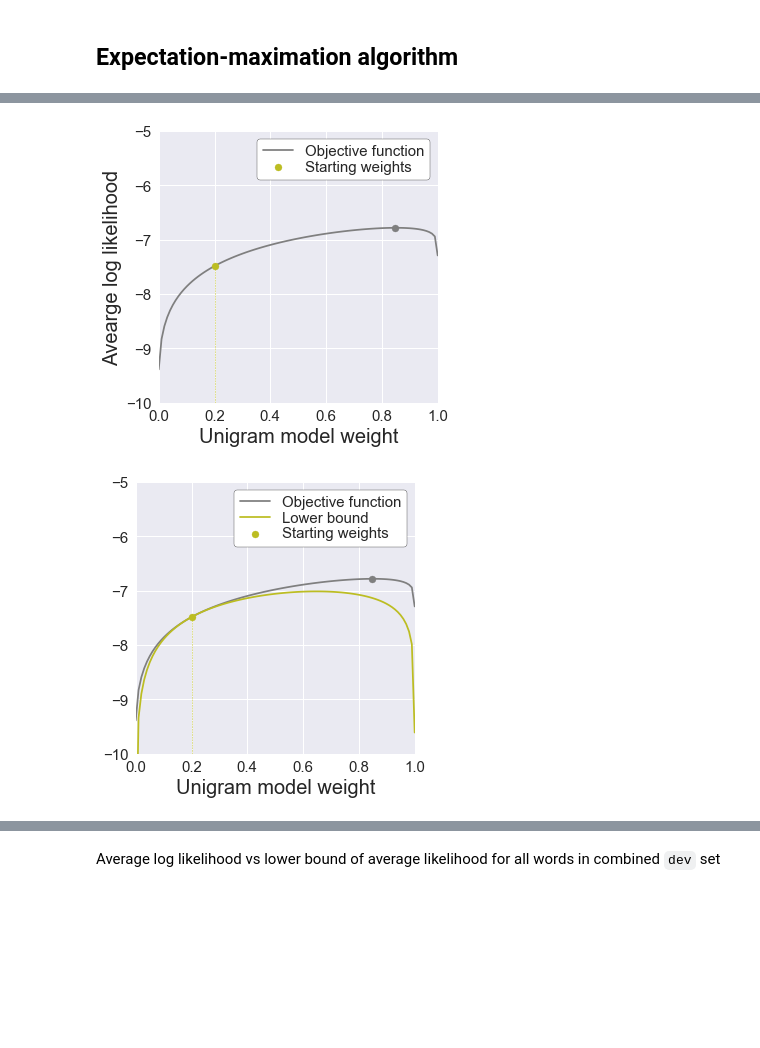
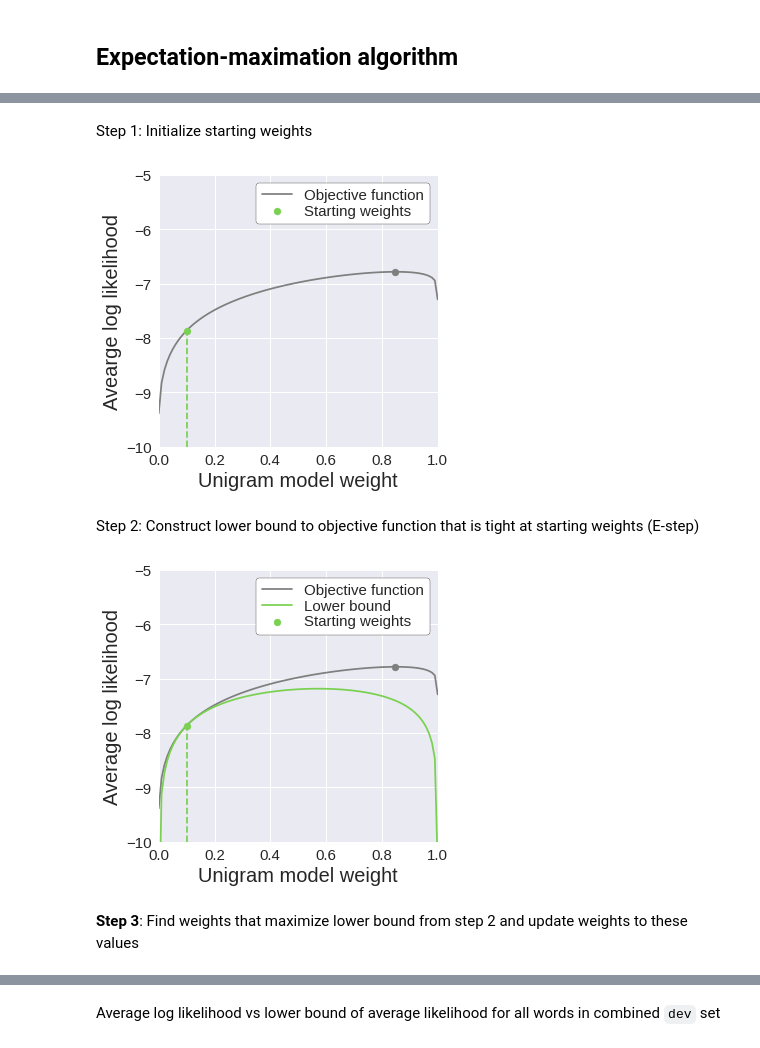
Before and after one commit to khanhnguyendata/ngram, a Jupyter notebook: analysis/part3.ipynb, the cells around one changed output, grey strips where cells are left out. Cells and saved outputs as stored; diff of their text form; code cells hidden in the pictures; blank space fills up the shorter version.

```diff
--- a/analysis/part3.ipynb
+++ b/analysis/part3.ipynb
@@ -192,7 +200,13 @@ Log likelihood vs lower bound of average likelihood for first word in combined `
 # %%
-def calculate_lower_bound_ln(word_probs, true_weights, posterior_weights):
+def calculate_lower_bound_ln(prob_matrix, unigram_weight, unigram_step_weight):
+    """Calculate lower bound value to each unigram weight
+    (parametized by posterior weights corresponding to unigram weight at current iteration).
+    This is used to plot the lower bound by inputting an array of unigram weights."""
+    true_weights = [1 - unigram_weight, unigram_weight]
+    posterior_weights = calculate_posterior_weights(prob_matrix, unigram_step_weight)
     with np.errstate(invalid='ignore'):
-        lower_bound_components = posterior_weights * np.log(word_probs * true_weights / posterior_weights)
+        lower_bound_components = posterior_weights * np.log(prob_matrix * true_weights / posterior_weights)
         lower_bound_components[np.isnan(lower_bound_components)] = 0
-        lower_bound_ll = np.sum(lower_bound_components)
-    return lower_bound_ll
+        lower_bound_ll = np.sum(lower_bound_components, axis=1)
+        lower_bound_avg_ll = lower_bound_ll.mean()
+    return lower_bound_avg_ll
@@ -236,30 +213,28 @@ def calculate_posterior_weights(prob_matrix, unigram_step_weight):
-# %%
-def calculate_lower_bound_ln(prob_matrix, unigram_weight, unigram_step_weight):
-    true_weights = [1 - unigram_weight, unigram_weight]
-    posterior_weights = calculate_posterior_weights(prob_matrix, unigram_step_weight)
-    with np.errstate(invalid='ignore'):
-        lower_bound_components = posterior_weights * np.log(prob_matrix * true_weights / posterior_weights)
-        lower_bound_components[np.isnan(lower_bound_components)] = 0
-        lower_bound_ll = np.sum(lower_bound_components, axis=1)
-        lower_bound_avg_ll = lower_bound_ll.mean()
-    return lower_bound_avg_ll
+# %% [markdown]
+Step 1: Initialize starting weights
 # %%
 dev_avg_lls = []
 dev_lower_bound_avg_lls = []
 
-unigram_weight0 = 0.2
+unigram_weight0 = 0.1
 avg_ll0 = calculate_avg_ln(dev_prob_matrix[:, [0, 1]], weights=[1-unigram_weight0, unigram_weight0])
 
 unigram_weights = np.linspace(0.0001, 1-0.0001, 100)
 objective_function = [calculate_avg_ln(dev_prob_matrix[:, [0, 1]], weights=[1-unigram_weight, unigram_weight]) for unigram_weight in unigram_weights]
 argmax_objective_function, max_objective_function = unigram_weights[np.argmax(objective_function)], np.max(objective_function)
+# %%
+iter_colors = plt.cm.viridis_r(np.linspace(0.2, 1, 5))
 # %%
 fig, ax = plt.subplots(figsize=(5, 5))
+
+# Plot objective function
 ax.plot(unigram_weights, objective_function, color='tab:gray', label='Objective function')
 ax.scatter(argmax_objective_function, max_objective_function, color='tab:gray')
+
+# Plot starting weights
 ax.scatter(unigram_weight0, avg_ll0,
-           color='tab:olive', label='Starting weights', zorder=10)
-ax.vlines(unigram_weight0, -10, avg_ll0, color='tab:olive', linestyles='dashed', linewidth=0.5)
+           color=iter_colors[0], label='Starting weights', zorder=10)
+ax.vlines(unigram_weight0, -10, avg_ll0, color=iter_colors[0], linestyles='dashed')
 ax.legend(**legend_opts)
 
 ax.set_xlim(0, 1)
@@ -268,25 +243,33 @@ ax.set_xlabel('Unigram model weight')
 ax.set_ylabel('Avearge log likelihood')
 savefig(fig, 'e1.png')
 # %% [output]
-[figure, old version]
+[figure, new version]
+# %% [markdown]
+Step 2: Construct lower bound to objective function that is tight at starting weights (E-step)
 # %%
 lower_bound0 = [calculate_lower_bound_ln(dev_prob_matrix[:, [0, 1]], unigram_weight, unigram_weight0) for unigram_weight in unigram_weights]
 # %%
 fig, ax = plt.subplots(figsize=(5, 5))
+
+# Plot objective function
 ax.plot(unigram_weights, objective_function, color='tab:gray', label='Objective function')
 ax.scatter(argmax_objective_function, max_objective_function, color='tab:gray')
+
+# Plot starting weights
 ax.scatter(unigram_weight0, avg_ll0,
-           color='tab:olive', label='Starting weights', zorder=10)
-ax.vlines(unigram_weight0, -10, avg_ll0, color='tab:olive', linestyles='dashed', linewidth=0.5)
+           color=iter_colors[0], label='Starting weights', zorder=10)
+ax.vlines(unigram_weight0, -10, avg_ll0, color=iter_colors[0], linestyles='dashed')
 
-ax.plot(unigram_weights, lower_bound0, color='tab:olive', label='Lower bound')
+# Plot lower bound
+ax.plot(unigram_weights, lower_bound0, color=iter_colors[0], label='Lower bound')
 ax.legend(**legend_opts)
 
 ax.set_xlim(0, 1)
 ax.set_ylim(-10, -5)
 ax.set_xlabel('Unigram model weight')
-# ax.set_ylabel('Avearge log likelihood')
 savefig(fig, 'e2.png')
 # %% [output]
-[figure, old version]
+[figure, new version]
+# %% [markdown]
+**Step 3**: Find weights that maximize lower bound from step 2 and update weights to these values
 # %%
```
Also changed, not shown: parts of 34 cells of this notebook, 15 other files.
